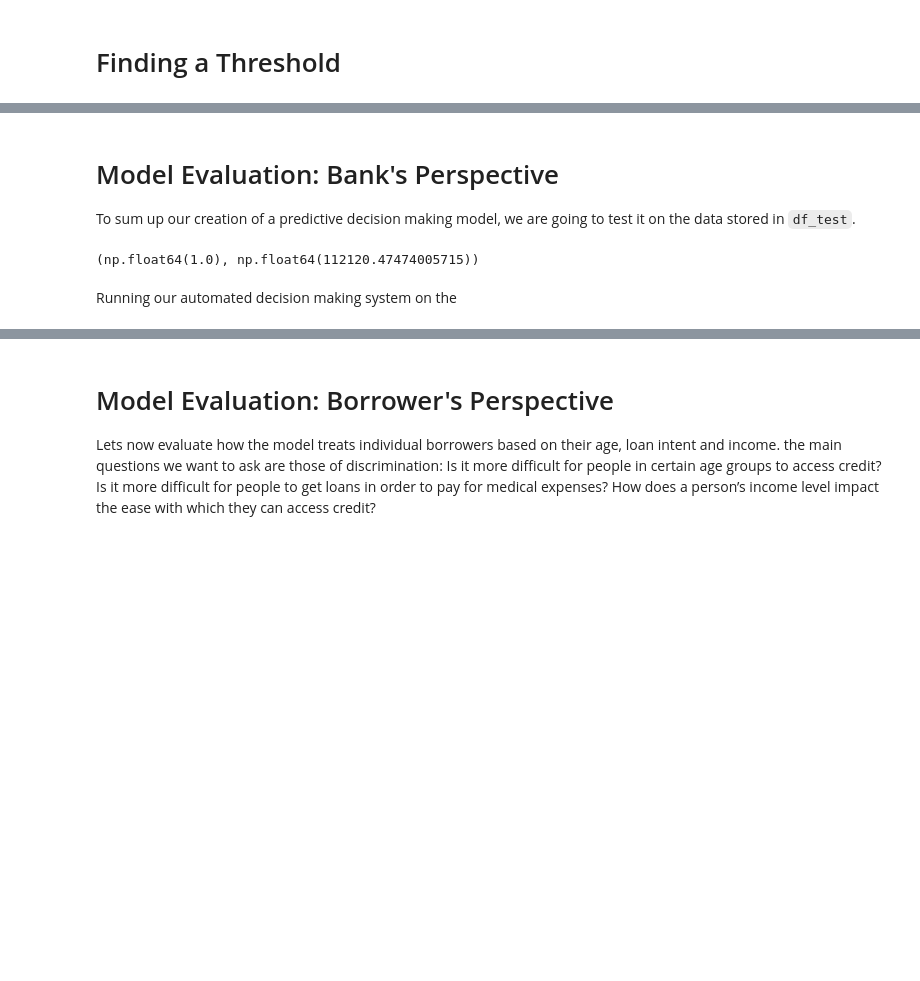
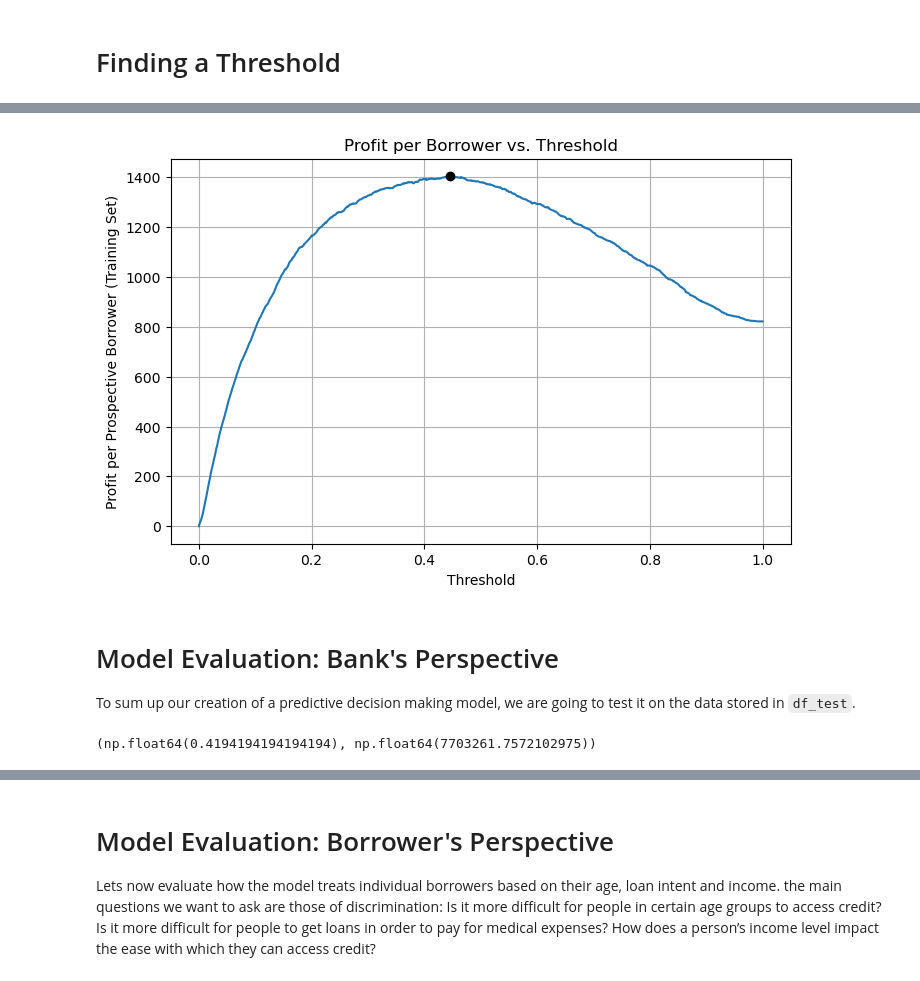
Before and after one commit to CameronHudson813/CameronHudson813.github.io, a Jupyter notebook: posts/Automated Decision Systems/index.ipynb, the cells around one changed output, grey strips where cells are left out. Cells and saved outputs as stored; diff of their text form; code cells hidden in the pictures; blank space fills up the shorter version.

```diff
--- a/posts/Automated Decision Systems/index.ipynb
+++ b/posts/Automated Decision Systems/index.ipynb
@@ -227,3 +220,0 @@ Our resulting function reports that the best threshold value is `0.99` which wil
-# %%
-threshold, profit = find_threshold(X_train, features, linear_score, weight_vector, y_train.values)
-(threshold, profit)
@@ -236,3 +220,0 @@ We can then compute how much money on average the bank generates for each borrow
-# %%
-profit_per_borrower = profit / len(X_train)
-profit_per_borrower
@@ -240,0 +221,3 @@ np.float64(370.55413638138276)
+# %%
+best_threshold, max_profit = find_threshold(X_train, y_train.values, features, LR)
+(best_threshold, max_profit)
@@ -241,3 +229,33 @@ np.float64(370.55413638138276)
+# %%
+scores = LR.predict_proba(X_train[features])[:, 1]
+
+# Store thresholds and profits per borrower
+thresholds = np.linspace(0, 1, 1000)
+profits_per_borrower = []
+best_profit_per_borrower = max_profit / len(X_train)
+
+for threshold in thresholds:
+    total_profit = np.sum(individual_profit(
+        X_train["loan_amnt"],
+        X_train["loan_int_rate"],
+        scores,
+        threshold,
+        y_train
+    ))
+    profit_per_borrower = total_profit / len(X_train)
+    profits_per_borrower.append(profit_per_borrower)
+
+# Plotting
+fig, ax = plt.subplots(1, 1, figsize=(8, 5))
+ax.plot(thresholds, profits_per_borrower)
+ax.plot(best_threshold, best_profit_per_borrower, 'ko')
+ax.set_ylabel("Profit per Prospective Borrower (Training Set)")
+ax.set_xlabel("Threshold")
+ax.set_title("Profit per Borrower vs. Threshold")
+plt.grid(True)
+plt.show()
+# %% [output]
+[figure, added]
 # %% [markdown]
 # Model Evaluation: Bank's Perspective
 To sum up our creation of a predictive decision making model, we are going to test it on the data stored in `df_test`.
@@ -246,10 +264,8 @@ url = "https://raw.githubusercontent.com/PhilChodrow/ml-notes/main/data/credit-r
 df_test = pd.read_csv(url)
 X_df_test, y_df_test = prepare_data(df_test)
 LR.fit(X_df_test[features], y_df_test)
-weight_vector = LR.coef_
-threshold, profit = find_threshold(X_df_test, features, linear_score, weight_vector, y_df_test.values)
+# weight_vecator = LR.coef_
+threshold, profit = find_threshold(X_df_test, y_df_test, features, LR)
 threshold, profit
 # %% [output]
-(np.float64(1.0), np.float64(112120.47474005715))
+(np.float64(0.4194194194194194), np.float64(7703261.7572102975))
-# %% [markdown]
-Running our automated decision making system on the
```
Also changed, not shown: parts of 21 cells of this notebook, 21 other files.
